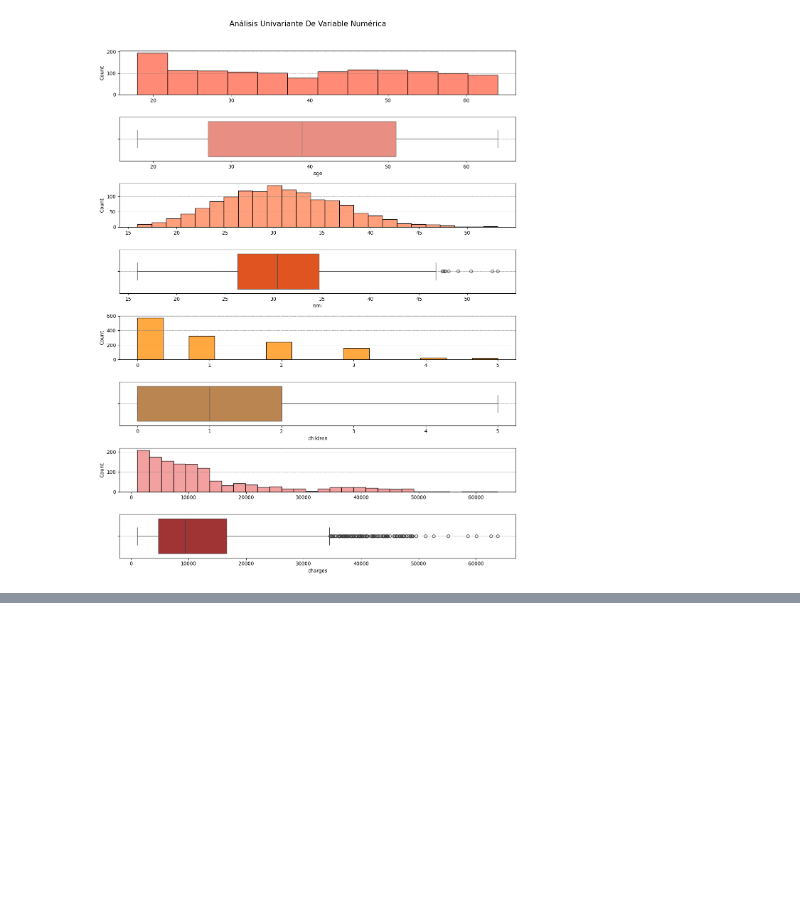
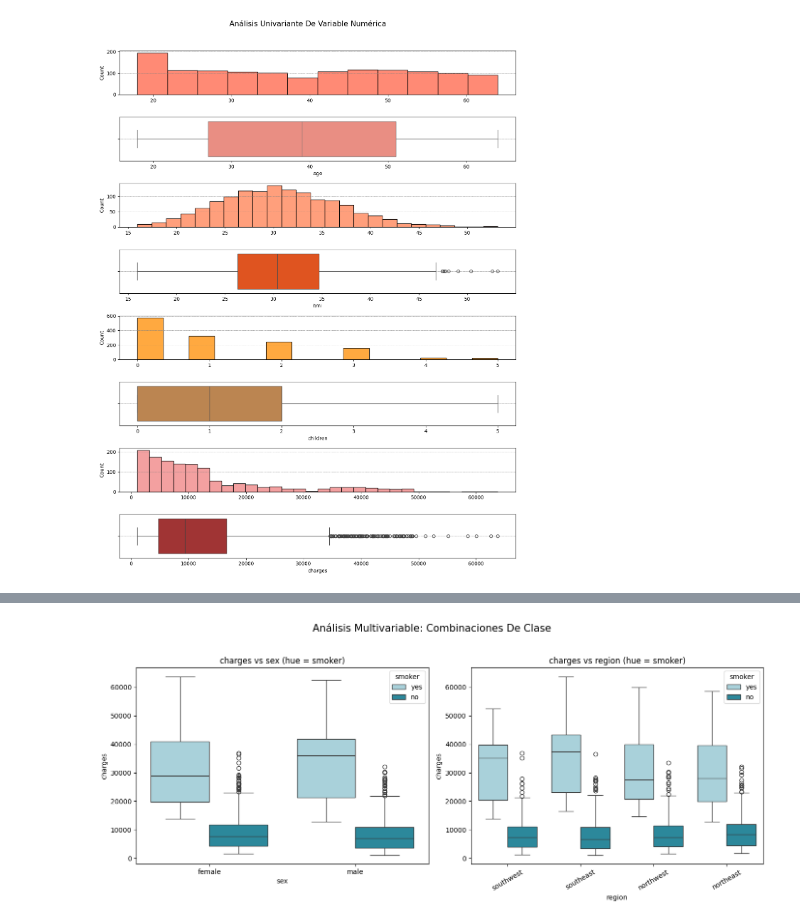
Before and after one commit to meneses-ls/4Geeks-16-Machine-Learning-Lineal-Regression, a Jupyter notebook: src/explore.ipynb, the cells around one changed output, grey strips where cells are left out. Saved outputs shown, nothing was run; the diff lists cells and outputs as text; code cells hidden in the pictures; blank space fills up the shorter version.

```diff
--- a/src/explore.ipynb
+++ b/src/explore.ipynb
@@ -177,0 +178,21 @@ plt.show()
+# %%
+# - Parámetros:
+
+fig, axis = plt.subplots(1, 2, figsize=(14, 6))
+fig.suptitle("Análisis Multivariable: Combinaciones De Clase", fontsize=15)
+palette = ["#a1d6e2", "#1995ad"]
+
+# - Distribución:
+
+sns.boxplot(ax=axis[0], data=df, x="sex", y="charges", hue="smoker", palette=palette)
+axis[0].set_title("charges vs sex (hue = smoker)")
+sns.boxplot(ax=axis[1], data=df, x="region", y="charges", hue="smoker", palette=palette)
+axis[1].set_title("charges vs region (hue = smoker)")
+axis[1].tick_params(axis='x', rotation=30)
+
+# - Visualización:
+
+plt.tight_layout(rect=[0, 0, 1, 0.95])
+plt.show()
+# %% [output]
+[figure, added]
```
Also changed, not shown: parts of 23 cells of this notebook.
